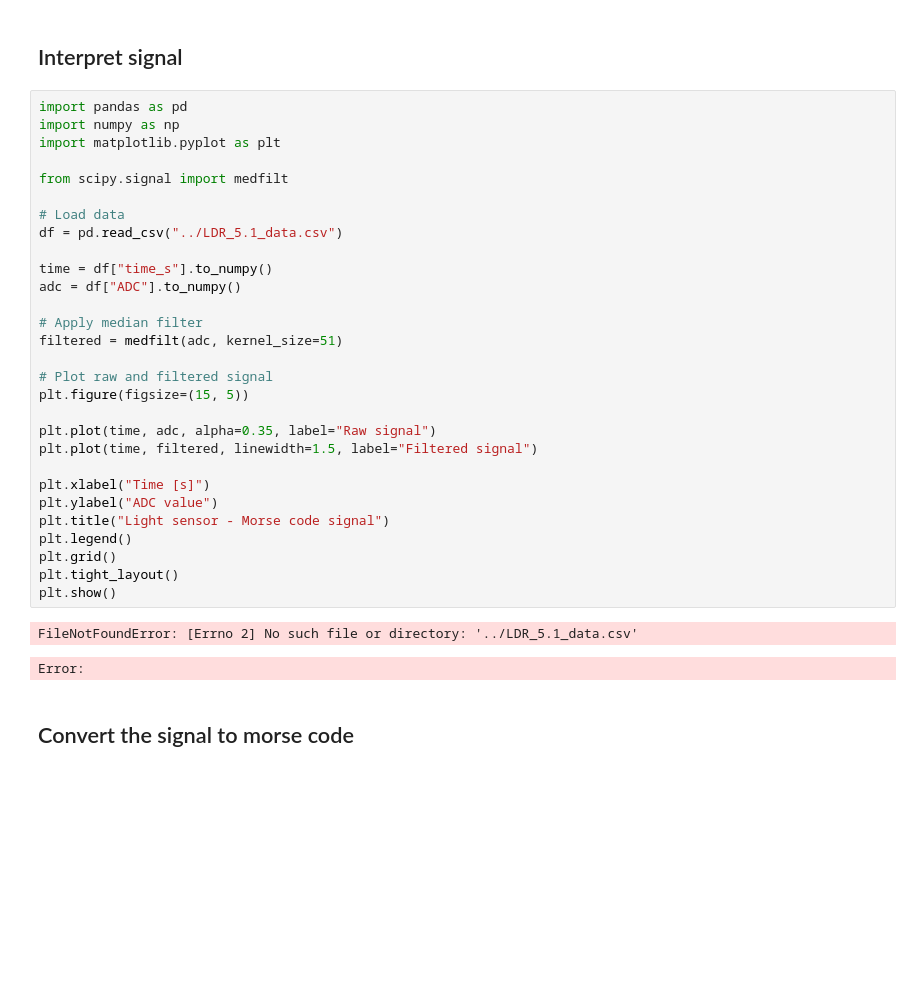
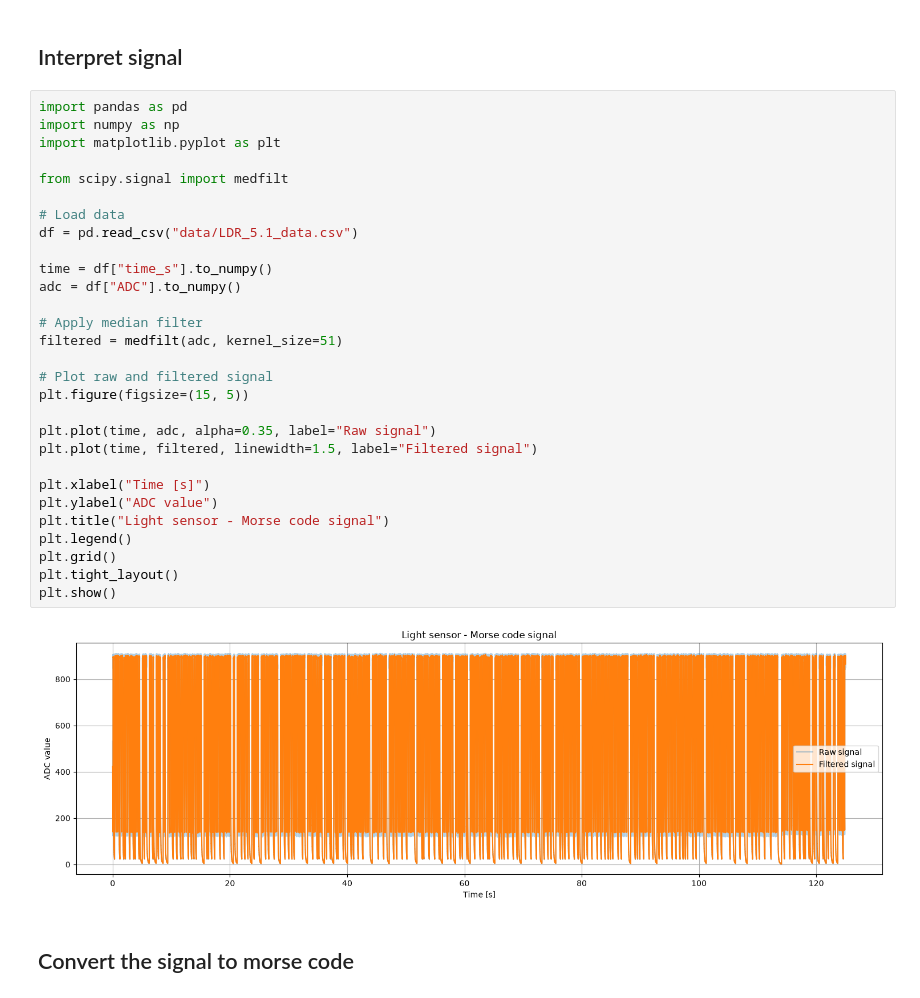
Before and after one commit to JohannesStandal/Tel260, a Jupyter notebook: Ass1/DecodeMorse_task_5.ipynb, the cells around one changed output. Drawn from its saved outputs; the diff is of its cells as text; blank space fills up the shorter version.

```diff
--- a/Ass1/DecodeMorse_task_5.ipynb
+++ b/Ass1/DecodeMorse_task_5.ipynb
@@ -3,35 +3,34 @@
 # %%
 import pandas as pd
 import numpy as np
 import matplotlib.pyplot as plt
 
 from scipy.signal import medfilt
 
 # Load data
-df = pd.read_csv("../LDR_5.1_data.csv")
+df = pd.read_csv("data/LDR_5.1_data.csv")
 
 time = df["time_s"].to_numpy()
 adc = df["ADC"].to_numpy()
 
 # Apply median filter
 filtered = medfilt(adc, kernel_size=51)
 
 # Plot raw and filtered signal
 plt.figure(figsize=(15, 5))
 
 plt.plot(time, adc, alpha=0.35, label="Raw signal")
 plt.plot(time, filtered, linewidth=1.5, label="Filtered signal")
 
 plt.xlabel("Time [s]")
 plt.ylabel("ADC value")
 plt.title("Light sensor - Morse code signal")
 plt.legend()
 plt.grid()
 plt.tight_layout()
 plt.show()
 # %% [output]
-FileNotFoundError: [Errno 2] No such file or directory: '../LDR_5.1_data.csv'
-Error:
+[figure, added]
 # %% [markdown]
 ## Convert the signal to morse code
 # %%
```
Also changed, not shown: 2 other files.
